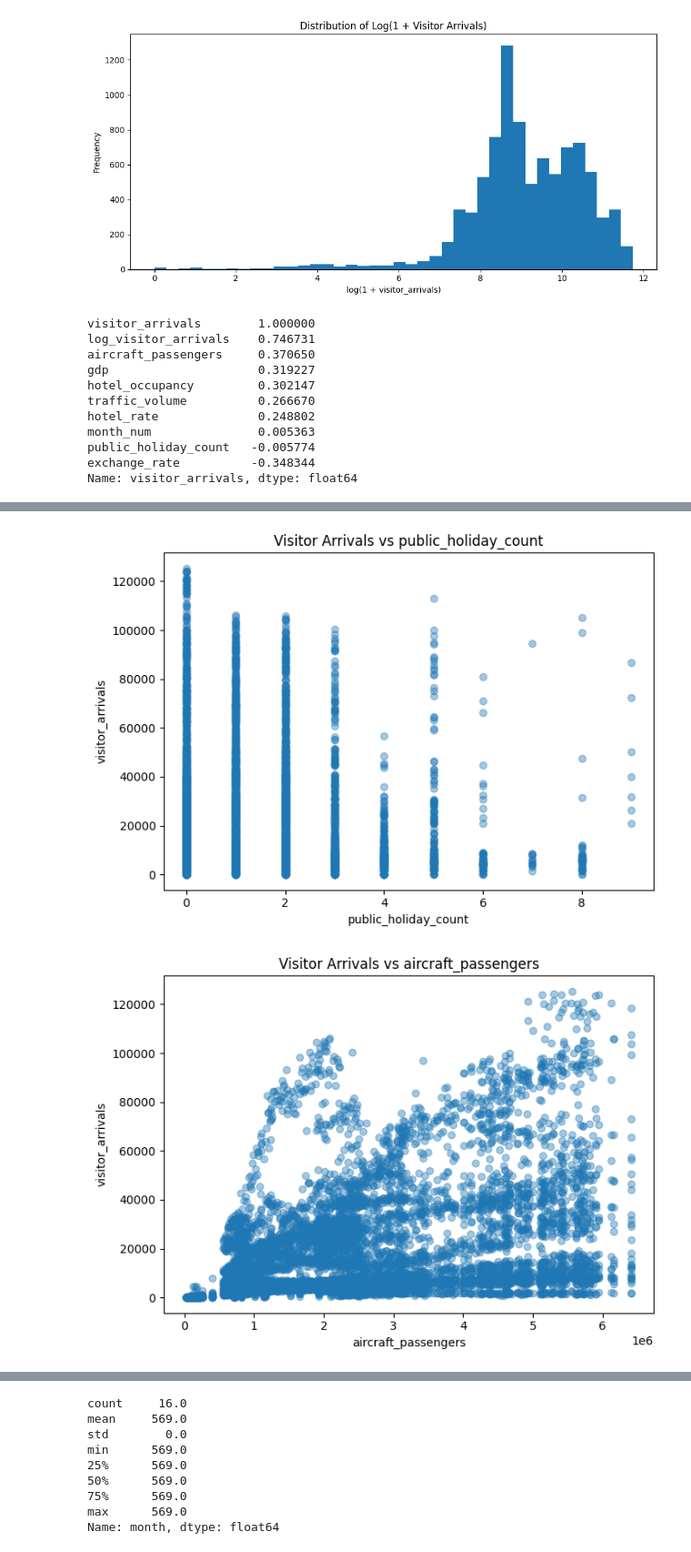
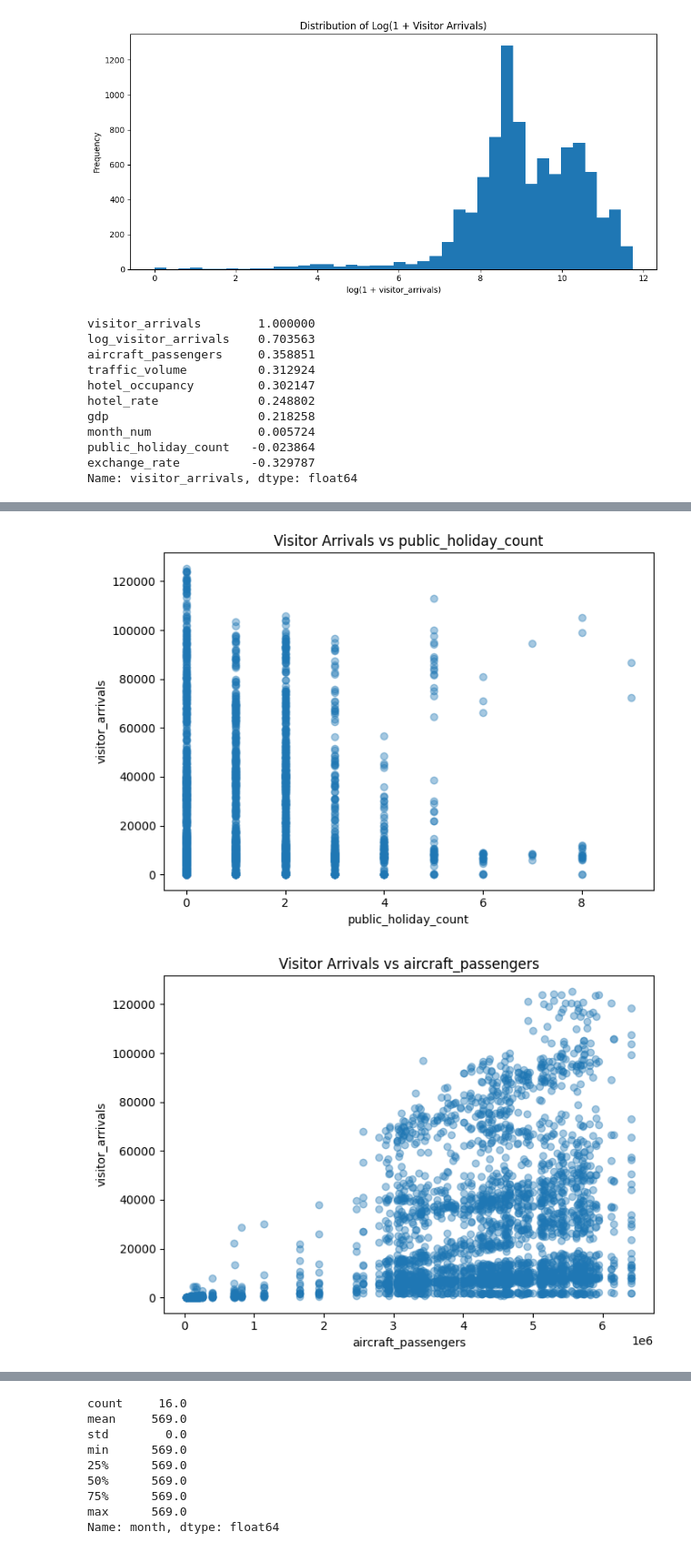
Before and after one commit to Lhanxi/IS3107-tourism-crowd-pipeline, a Jupyter notebook: notebooks/eda_features.ipynb, the cells around one changed output, grey strips where cells are left out. Shown at 91% size. Saved outputs shown, nothing was run; the diff lists cells and outputs as text; code cells hidden in the pictures.

```diff
--- a/notebooks/eda_features.ipynb
+++ b/notebooks/eda_features.ipynb
@@ -48,6 +49,8 @@ missing
 | month | 0 | 0.00 |
 | visitor_arrivals | 0 | 0.00 |
 | public_holiday_count | 0 | 0.00 |
+# %%
+filtered_data = data[data["month"] >= "2008-01-01"].copy()
 # %%
 monthly_total = data.groupby("month", as_index=False)["visitor_arrivals"].sum()
 
@@ -156,23 +159,23 @@ plt.show()
 # %% [output]
 [figure]
 # %%
-numeric_cols = data.select_dtypes(include=[np.number]).columns.tolist()
+numeric_cols = filtered_data.select_dtypes(include=[np.number]).columns.tolist()
 
-corr = data[numeric_cols].corr(numeric_only=True)
+corr = filtered_data[numeric_cols].corr(numeric_only=True)
 target_corr = corr["visitor_arrivals"].sort_values(ascending=False)
 
 target_corr
 # %% [output]
 visitor_arrivals        1.000000
-log_visitor_arrivals    0.746731
-aircraft_passengers     0.370650
-gdp                     0.319227
+log_visitor_arrivals    0.703563
+aircraft_passengers     0.358851
+traffic_volume          0.312924
 hotel_occupancy         0.302147
-traffic_volume          0.266670
 hotel_rate              0.248802
-month_num               0.005363
-public_holiday_count   -0.005774
-exchange_rate          -0.348344
+gdp                     0.218258
+month_num               0.005724
+public_holiday_count   -0.023864
+exchange_rate          -0.329787
 Name: visitor_arrivals, dtype: float64
 # %%
 candidate_features = [
@@ -186,8 +189,8 @@ candidate_features = [
 ]
 
 for col in candidate_features:
-    if col in data.columns:
-        temp = data[[col, "visitor_arrivals"]].dropna()
+    if col in filtered_data.columns:
+        temp = filtered_data[[col, "visitor_arrivals"]].dropna()
         if len(temp) > 0:
             plt.figure(figsize=(7, 5))
             plt.scatter(temp[col], temp["visitor_arrivals"], alpha=0.4)
@@ -202,2 +205,2 @@ for col in candidate_features:
-[figure, old version]
+[figure, new version]
-[figure, old version]
+[figure, new version]
```
Also changed, not shown: parts of 5 cells of this notebook, 1 other file.
